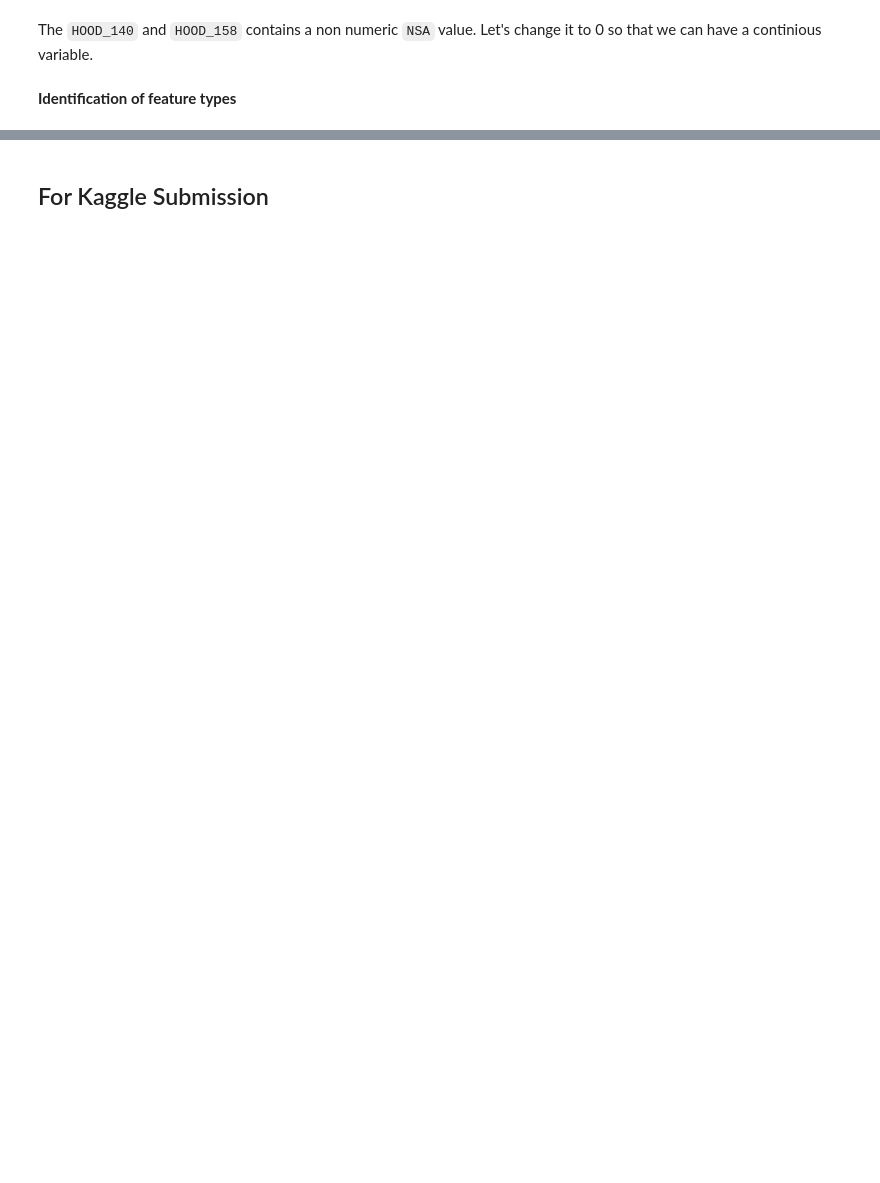
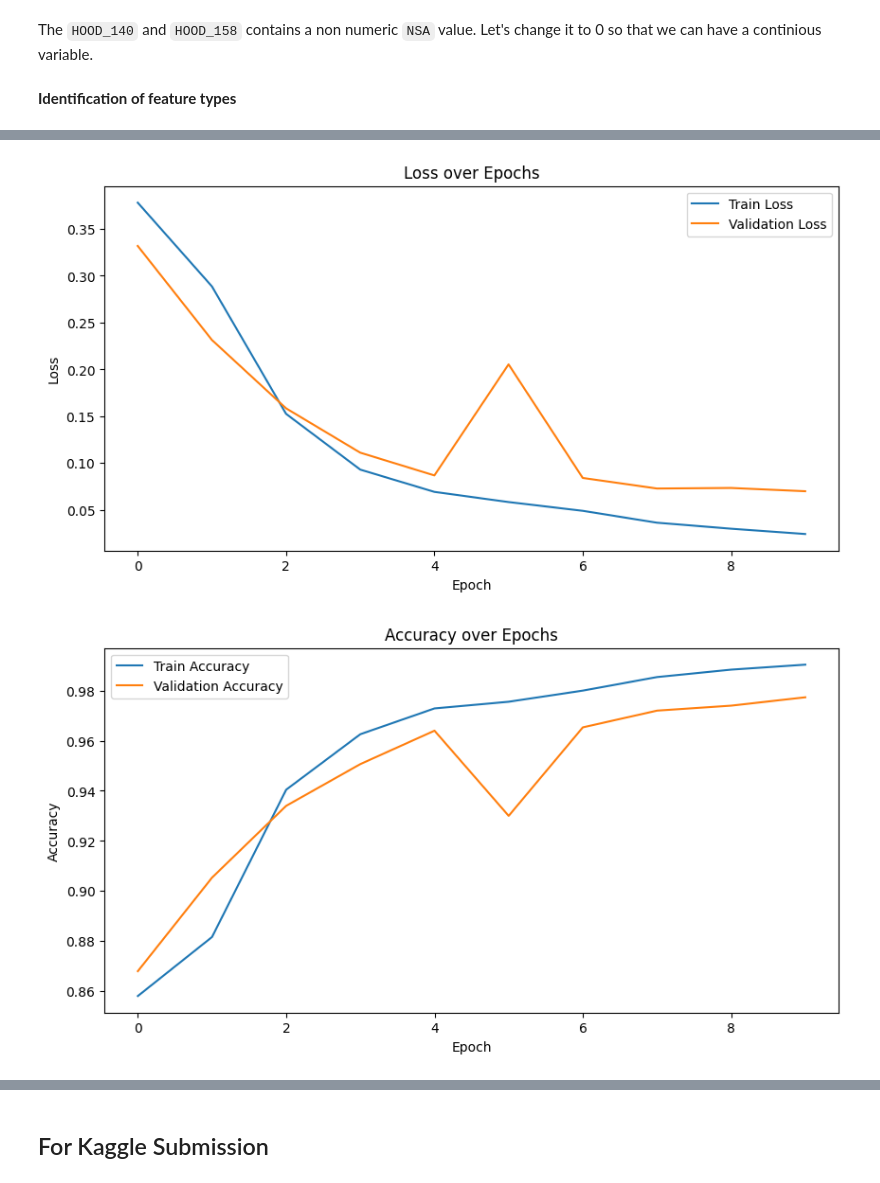
Before and after one commit to PrajwalLuitel/lambton_college_assessments, a Jupyter notebook: intro_to_AI/is_traffic_collision_fatal/traffic-collision-binary-classification.ipynb, the cells around one changed output, grey strips where cells are left out. Cells and saved outputs as stored; diff of their text form; code cells hidden in the pictures; blank space fills up the shorter version.

```diff
--- a/intro_to_AI/is_traffic_collision_fatal/traffic-collision-binary-classification.ipynb
+++ b/intro_to_AI/is_traffic_collision_fatal/traffic-collision-binary-classification.ipynb
@@ -614 +589,8 @@ ordinal_features = [
+# %%
+import re
+
+def sanitize_feature_names(feature_names):
+    # Remove or replace invalid characters in feature names
+    sanitized_names = [re.sub(r'[,\[\]<>]', '', name).replace(' ', '_') for name in feature_names]
+    return sanitized_names
 # %% [markdown]
@@ -769,7 +718,9 @@ stacking_ensemble = StackingClassifier(
     estimators=[
         ('CatBoost', best_models['CatBoost']),
         ('RandomForestClassifier', best_models['RandomForestClassifier']),
-        ('XGBoost', best_models['XGBoost']),
+        # ('XGBoost', best_models['XGBoost']),
+        ('LogisticRegression', best_models['LogisticRegression']),
+
 
     ],
     final_estimator=LogisticRegression(),
@@ -854,0 +889,13 @@ ClassificationReport(model=stacking_ensemble,model_name="Stacked Models", X_test
+# %%
+# converting data to pytorch
+X_train_torch = torch.tensor(X_train.values).float()
+y_train_torch = torch.tensor(y_train).float()
+X_test_torch = torch.tensor(X_test.values).float()
+y_test_torch = torch.tensor(y_test).float()
+
+
+# creating datalodaers
+train_dataset = TensorDataset(X_train_torch, y_train_torch)
+test_dataset = TensorDataset(X_test_torch, y_test_torch)
+train_loader = DataLoader(train_dataset, batch_size=32, shuffle=True)
+test_loader = DataLoader(test_dataset, batch_size=32, shuffle=False)
@@ -854,0 +996,22 @@ ClassificationReport(model=stacking_ensemble,model_name="Stacked Models", X_test
+# %%
+plt.figure(figsize=(10, 5))
+plt.plot(train_losses, label='Train Loss')
+plt.plot(val_losses, label='Validation Loss')
+plt.xlabel('Epoch')
+plt.ylabel('Loss')
+plt.title('Loss over Epochs')
+plt.legend()
+plt.show()
+
+# Plotting train and validation accuracy
+plt.figure(figsize=(10, 5))
+plt.plot(train_accuracies, label='Train Accuracy')
+plt.plot(val_accuracies, label='Validation Accuracy')
+plt.xlabel('Epoch')
+plt.ylabel('Accuracy')
+plt.title('Accuracy over Epochs')
+plt.legend()
+plt.show()
+# %% [output]
+[figure, added]
+[figure, added]
```
Also changed, not shown: parts of 84 cells of this notebook.
